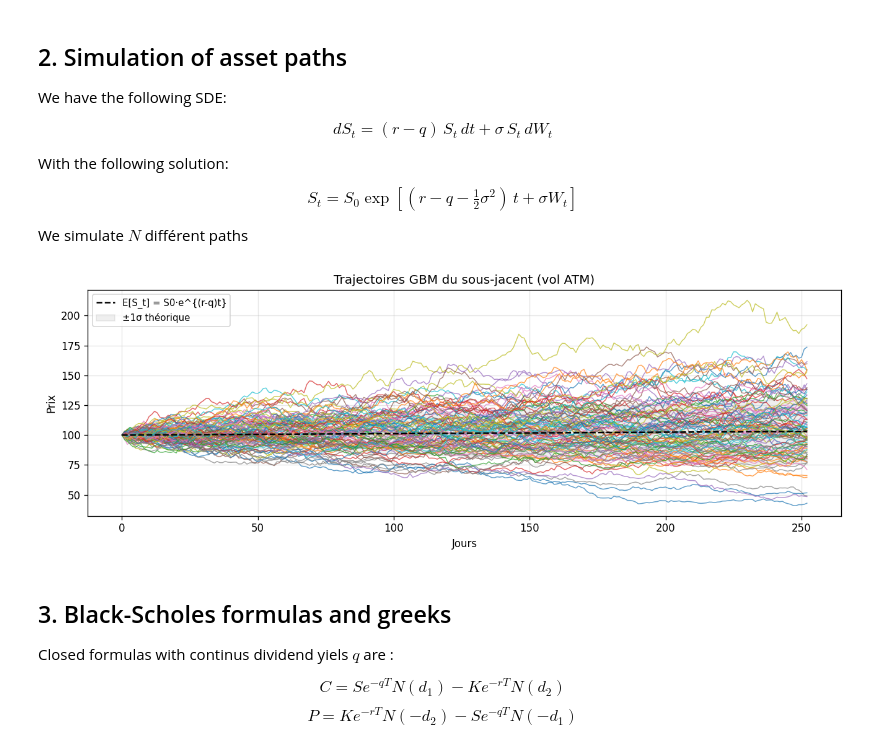
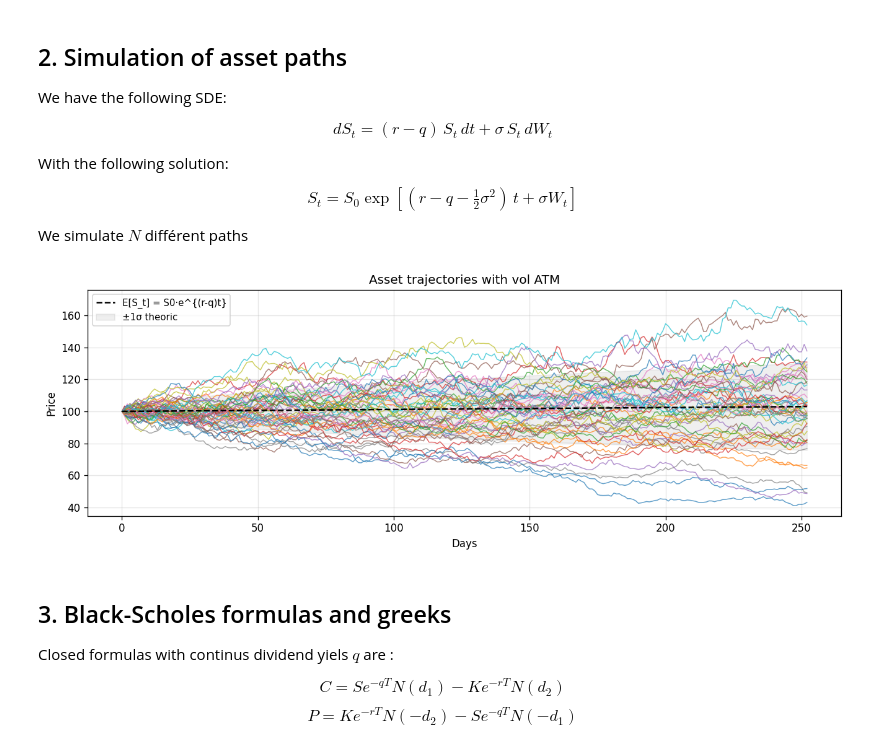
Before and after one commit to Elias171204/portfolio-eliasbenguedda, a Jupyter notebook: Options/Datas/synthetic_option_chain.ipynb, the cells around one changed output. Saved outputs shown, nothing was run; the diff lists cells and outputs as text; code cells hidden in the pictures.

```diff
--- a/Options/Datas/synthetic_option_chain.ipynb
+++ b/Options/Datas/synthetic_option_chain.ipynb
@@ -95,37 +106,37 @@ def simulate_gbm_path(S0, r, q, sigma, T, N=252, seed=None):
     rng = np.random.default_rng(seed)
     dt  = T / N
     t   = np.linspace(0.0, T, N + 1)
 
     dW = rng.normal(0.0, np.sqrt(dt), size=N)
     W  = np.concatenate([[0.0], np.cumsum(dW)])   # W_0 = 0
 
     S = S0 * np.exp((r - q - 0.5 * sigma**2) * t + sigma * W)
     return t, S
 
 
 # Multiple trajectories
 sigma_plot = SIGMA_LR + SIGMA_ST   # vol ATM short term (for visualization)
-N_PATHS    = 100
+N_PATHS    = 50
 
 fig, ax = plt.subplots(figsize=(11, 4))
 for seed in range(N_PATHS):
     t, S = simulate_gbm_path(S0, r, q, sigma_plot, T=1.0, N=252, seed=seed)
     ax.plot(t * 252, S, lw=0.9, alpha=0.7)
 
 # Expectation and ±1σ theoretical bands
 t_c = np.linspace(0, 1, 500)
 E_S = S0 * np.exp((r - q) * t_c)
 # Var[S_t] = S0^2 e^{2(r-q)t} (e^{sigma^2 t} - 1)
 std_S = S0 * np.exp((r - q) * t_c) * np.sqrt(np.exp(sigma_plot**2 * t_c) - 1)
 ax.plot(t_c * 252, E_S, "k--", lw=1.5, label="E[S_t] = S0·e^{(r-q)t}")
 ax.fill_between(t_c * 252, E_S - std_S, E_S + std_S,
-                alpha=0.12, color="gray", label="±1σ théorique")
-ax.set(xlabel="Jours", ylabel="Prix", title="Trajectoires GBM du sous-jacent (vol ATM)")
+                alpha=0.12, color="gray", label="±1σ theoric")
+ax.set(xlabel="Days", ylabel="Price", title="Asset trajectories with vol ATM")
 ax.legend(fontsize=9)
 plt.tight_layout()
 plt.show()
 # %% [output]
-[figure, old version]
+[figure, new version]
 # %% [markdown]
 ## 3. Black-Scholes formulas and greeks
 
```
Also changed, not shown: parts of 27 cells of this notebook, 17 other files.
